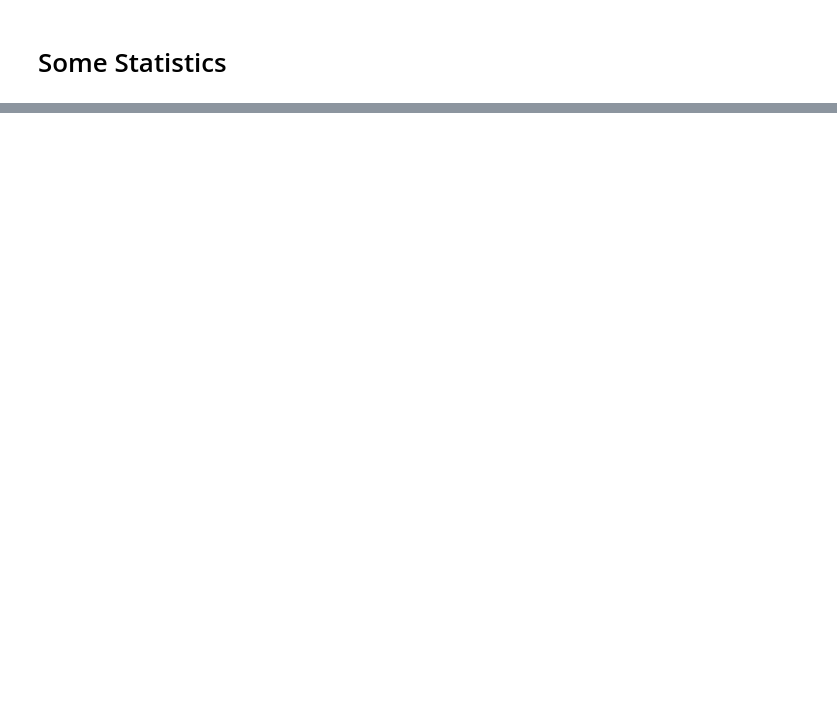
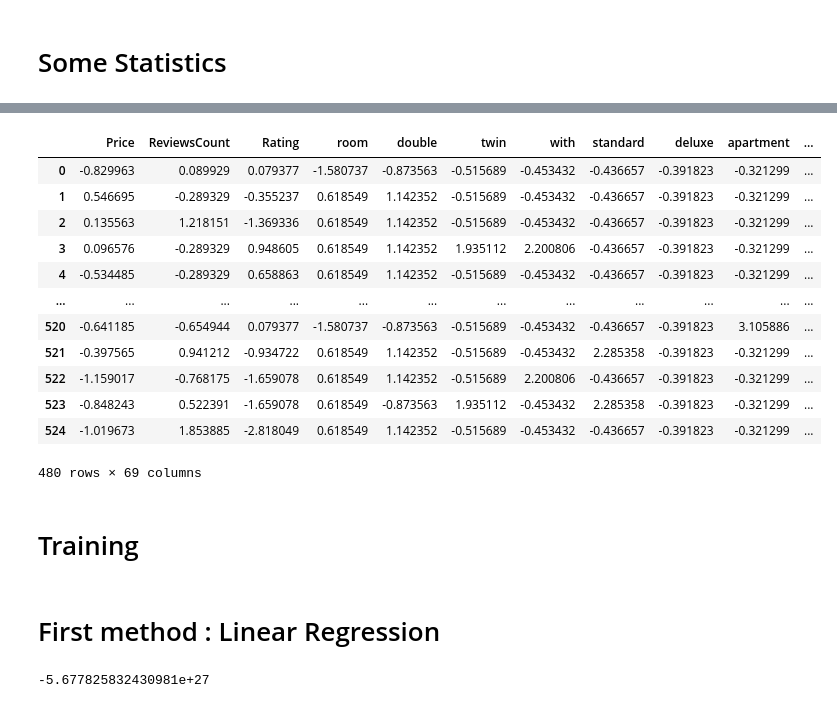
Before and after one commit to pmassouf/Titanic-Competition, a Jupyter notebook: booking-hotels-dataset.ipynb, the cells around one changed output, grey strips where cells are left out. Drawn from its saved outputs; the diff is of its cells as text; code cells hidden in the pictures; blank space fills up the shorter version.

```diff
--- a/booking-hotels-dataset.ipynb
+++ b/booking-hotels-dataset.ipynb
@@ -79,3 +118,5 @@ df
+# %%
+df = df[df['ReviewsCount'].notna() & df['Rating'].notna()]
 # %%
 df.groupby('Type').Name.count()
 # %% [output]
@@ -258,0 +285,10 @@ Length: 69, dtype: object
+# %%
+q_low = df['Price'].quantile(0.01)
+q_hi  = df['Price'].quantile(0.99)
+
+df = df[(df['Price'] < q_hi) & (df['Price'] > q_low)]
+# %%
+q_low = df['ReviewsCount'].quantile(0.01)
+q_hi  = df['ReviewsCount'].quantile(0.99)
+
+df= df[(df['ReviewsCount'] < q_hi) & (df['ReviewsCount'] > q_low)]
@@ -258,0 +316,2 @@ Length: 69, dtype: object
+# %%
+df=(df-df.mean())/df.std()
@@ -258,0 +338,16 @@ Length: 69, dtype: object
+# %%
+df
+# %% [output]
+|  | Price | ReviewsCount | Rating | room | double | twin | with | standard | deluxe | apartment | ... |
+| 0 | -0.829963 | 0.089929 | 0.079377 | -1.580737 | -0.873563 | -0.515689 | -0.453432 | -0.436657 | -0.391823 | -0.321299 | ... |
+| 1 | 0.546695 | -0.289329 | -0.355237 | 0.618549 | 1.142352 | -0.515689 | -0.453432 | -0.436657 | -0.391823 | -0.321299 | ... |
+| 2 | 0.135563 | 1.218151 | -1.369336 | 0.618549 | 1.142352 | -0.515689 | -0.453432 | -0.436657 | -0.391823 | -0.321299 | ... |
+| 3 | 0.096576 | -0.289329 | 0.948605 | 0.618549 | 1.142352 | 1.935112 | 2.200806 | -0.436657 | -0.391823 | -0.321299 | ... |
+| 4 | -0.534485 | -0.289329 | 0.658863 | 0.618549 | 1.142352 | -0.515689 | -0.453432 | -0.436657 | -0.391823 | -0.321299 | ... |
+| ... | ... | ... | ... | ... | ... | ... | ... | ... | ... | ... | ... |
+| 520 | -0.641185 | -0.654944 | 0.079377 | -1.580737 | -0.873563 | -0.515689 | -0.453432 | -0.436657 | -0.391823 | 3.105886 | ... |
+| 521 | -0.397565 | 0.941212 | -0.934722 | 0.618549 | 1.142352 | -0.515689 | -0.453432 | 2.285358 | -0.391823 | -0.321299 | ... |
+| 522 | -1.159017 | -0.768175 | -1.659078 | 0.618549 | 1.142352 | -0.515689 | 2.200806 | -0.436657 | -0.391823 | -0.321299 | ... |
+| 523 | -0.848243 | 0.522391 | -1.659078 | 0.618549 | -0.873563 | 1.935112 | -0.453432 | 2.285358 | -0.391823 | -0.321299 | ... |
+| 524 | -1.019673 | 1.853885 | -2.818049 | 0.618549 | 1.142352 | -0.515689 | -0.453432 | -0.436657 | -0.391823 | -0.321299 | ... |
+480 rows × 69 columns
@@ -258,0 +356,2 @@ Length: 69, dtype: object
+# %% [markdown]
+# Training
@@ -258,0 +366,10 @@ Length: 69, dtype: object
+# %% [markdown]
+# First method : Linear Regression
+# %%
+#We use a linear regression first as a baseline method
+
+model_1 = LinearRegression()
+cv = 4 #number of folds
+print(cross_val_score(model_1, X_train.values, y_train.values, cv=cv).mean())
+# %% [output]
+-5.677825832430981e+27
```
Also changed, not shown: parts of 38 cells of this notebook.
